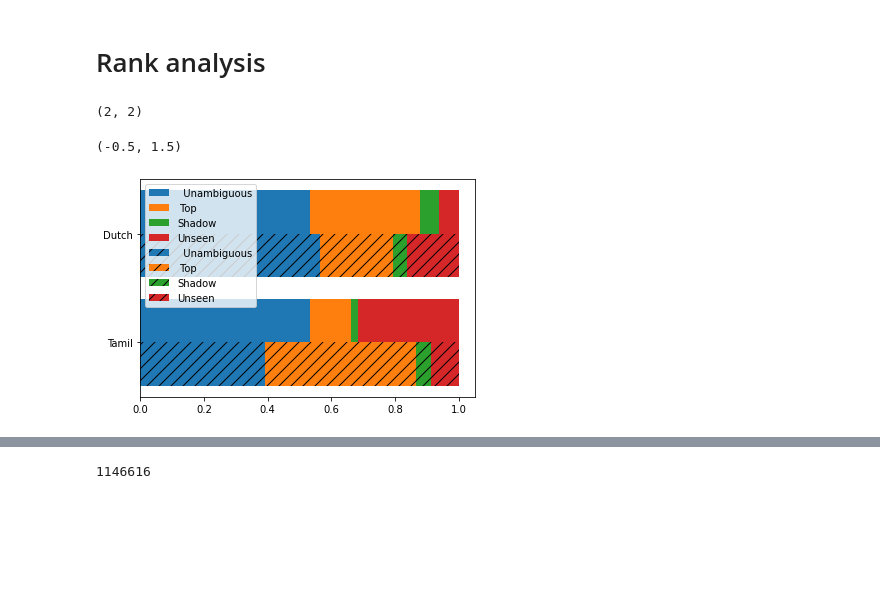
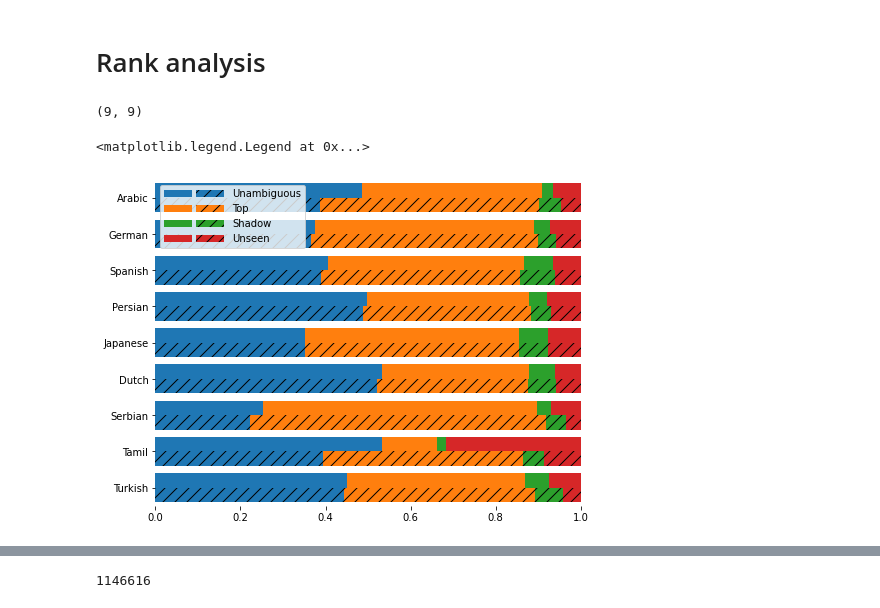
Before and after one commit to bennokr/minimEL, a Jupyter notebook: evaluation/Mewsli-9.ipynb, the cells around one changed output, grey strips where cells are left out. Drawn from its saved outputs; the diff is of its cells as text; code cells hidden in the pictures; blank space fills up the shorter version.

```diff
--- a/evaluation/Mewsli-9.ipynb
+++ b/evaluation/Mewsli-9.ipynb
@@ -57,7 +1,13 @@ Wikipedia Page Name Baseline
 # %%
+# ANNOTATION PROBLEMS
+import pathlib
+import json
+import tqdm
 import pandas as pd
 disambig = set(pd.read_csv('../data/wikidata-20211122-disambig.txt', header=None)[0])
 listpage = set(pd.read_csv('../data/wikidata-20211122-list.txt', header=None)[0])
+
+ROOT = pathlib.Path('Mewsli-9+badent')
 
 counts = {}
 for file in tqdm.tqdm(list(ROOT.glob('*.tsv'))):
@@ -110,8 +114,8 @@ ranks = {}
 stem_ranks = {}
 for file in tqdm.tqdm(list(ROOT.glob('*.tsv'))):
     lang = file.stem
-    if lang not in ['ta','nl']:
-        continue
+    # if lang not in ['ta','nl', 'tr']:
+    #     continue
     index = glob.glob(f'../wiki/{lang}wiki-*/index_{lang}wiki-*.dawg')[0]
     wm = dawg.IntDAWG().load(index)
 
@@ -126,7 +130,7 @@ for file in tqdm.tqdm(list(ROOT.glob('*.tsv'))):
     stemfile = pathlib.Path(index).parent / f'count.min2.stem-{lang}.json'
     if not stemfile.exists():
         continue
-    counttypes += [(json.load(open(countfile)), lang, stem_ranks)]
+    counttypes += [(json.load(open(stemfile)), lang, stem_ranks)]
 
     total_counts[lang] = Counter()
     for ec in counts.values():
@@ -142,24 +146,38 @@ for file in tqdm.tqdm(list(ROOT.glob('*.tsv'))):
         ], columns=['surface', 'ref', 'count', 'rank'])
 len(ranks), len(stem_ranks)
 # %% [output]
-(2, 2)
+(9, 9)
 # %%
+from matplotlib.legend_handler import HandlerTuple
+
 def cat(x):
     return 'Unseen' if pd.isna(x) else ('Shadow' if x>0 else (' Top' if x==0 else '  Unambiguous'))
 
-fig, ax = plt.subplots()
+fig, ax = plt.subplots(figsize=(8,6))
 pd.DataFrame({
     code_lang.get(l,l).title():r['rank'].apply(cat).value_counts() / len(r)
-    for l,r in ranks.items()
+    for l,r in sorted(ranks.items())[::-1]
 }).sort_index().T.plot.barh(ax=ax, stacked=True, width=.4, position=0)
-pd.DataFrame({
+x = pd.DataFrame({
     code_lang.get(l,l).title():r['rank'].apply(cat).value_counts() / len(r)
-    for l,r in stem_ranks.items()
+    for l,r in sorted(stem_ranks.items())[::-1]
 }).sort_index().T.plot.barh(ax=ax, stacked=True, width=.4, position=1, hatch='//')
+
+ax.spines['top'].set_visible(False)
+ax.spines['right'].set_visible(False)
+ax.spines['bottom'].set_visible(False)
+ax.spines['left'].set_visible(False)
+
 ax.set_ylim([-.5, len(ranks)-.5])
+ax.legend(
+    list(zip(handles[:4], handles[4:])),
+    [l.strip() for l in labels[:4]],
+    loc='upper left',
+    handlelength = 6,
+    handler_map={tuple: HandlerTuple(ndivide=None)})
 # %% [output]
-(-0.5, 1.5)
+<matplotlib.legend.Legend at 0x...>
-[figure, old version]
+[figure, new version]
 # %%
 lang = 'nl'
 r = ranks[lang]
```
Also changed, not shown: parts of 8 cells of this notebook, 7 other files.
